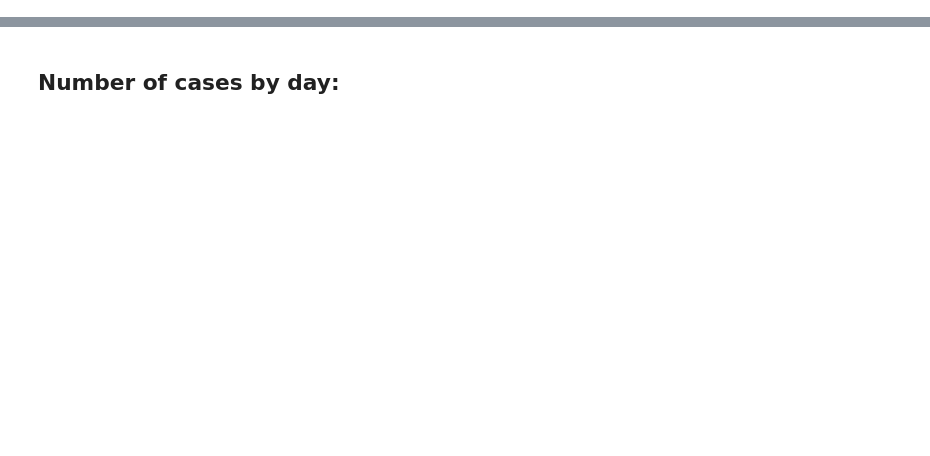
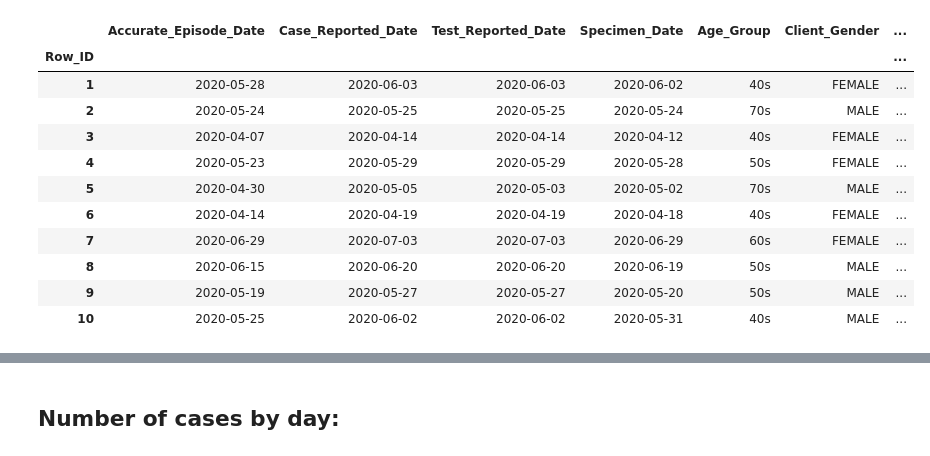
Before and after one commit to rkaunismaa/Covid19, a Jupyter notebook: conposcovidloc.ipynb, the cells around one changed output, grey strips where cells are left out. Saved outputs shown, nothing was run; the diff lists cells and outputs as text; code cells hidden in the pictures; blank space fills up the shorter version.

```diff
--- a/conposcovidloc.ipynb
+++ b/conposcovidloc.ipynb
@@ -32,0 +62,7 @@ conn.close()
+# %%
+phuIndexColumn = 'Reporting_PHU_ID'
+phuInfoColumns = ['Reporting_PHU', 'Reporting_PHU_Address','Reporting_PHU_City','Reporting_PHU_Postal_Code','Reporting_PHU_Website','Reporting_PHU_Latitude','Reporting_PHU_Longitude']
+phuAllColumns =  [phuIndexColumn] + phuInfoColumns
+phuDf = rawDf[phuAllColumns].set_index(phuIndexColumn).drop_duplicates()
+phuDf.to_csv('PublicHealthUnits.csv')
+phuDf.head()
@@ -32,0 +96,4 @@ conn.close()
+# %%
+caseDf = rawDf.drop(phuInfoColumns, axis = 1)
+caseDf['Outbreak_Related'] = caseDf['Outbreak_Related'].fillna('No')
+caseDf.head()
@@ -32,0 +143,6 @@ conn.close()
+# %%
+ageGroup = {'UNKNOWN':0, '<20':1, '20s':2, '30s':3, '40s':4, '50s':5, '60s':6, '70s':7, '80s':8, '90+':9}
+clientGender = {'UNSPECIFIED':0, 'FEMALE':1, 'MALE':2, 'GENDER DIVERSE':3}
+caseAcquistionInfo = {'MISSING INFORMATION':0, 'CC':1, 'OB':2, 'TRAVEL':3, 'NO KNOWN EPI LINK':4, 'UNSPECIFIED EPI LINK':5}
+outcome1 = {'Resolved':0, 'Not Resolved':1, 'Fatal':2}
+outbreakRelated = {'No':0, 'Yes':1}
@@ -32,0 +151,10 @@ conn.close()
+# %%
+%%time
+caseDf['AgeGroupId'] = caseDf.apply(lambda row: ageGroup[row.Age_Group], axis=1)
+caseDf['ClientGenderId'] = caseDf.apply(lambda row: clientGender[row.Client_Gender], axis=1)
+caseDf['CaseAcquisitionInfoId'] = caseDf.apply(lambda row: caseAcquistionInfo[row.Case_AcquisitionInfo], axis=1)
+caseDf['Outcome1Id'] = caseDf.apply(lambda row: outcome1[row.Outcome1], axis=1)
+caseDf['OutbreakRelatedId'] = caseDf.apply(lambda row: outbreakRelated[row.Outbreak_Related], axis=1)
+
+#     CPU times: user 1min 12s, sys: 695 ms, total: 1min 13s
+#     Wall time: 1min 13s
@@ -33,2 +164,15 @@ conn.close()
 # %%
-conposcovidloc.head(10)
+caseDf.head(10)
+# %% [output]
+|  | Accurate_Episode_Date | Case_Reported_Date | Test_Reported_Date | Specimen_Date | Age_Group | Client_Gender | ... |
+| Row_ID |  |  |  |  |  |  | ... |
+| 1 | 2020-05-28 | 2020-06-03 | 2020-06-03 | 2020-06-02 | 40s | FEMALE | ... |
+| 2 | 2020-05-24 | 2020-05-25 | 2020-05-25 | 2020-05-24 | 70s | MALE | ... |
+| 3 | 2020-04-07 | 2020-04-14 | 2020-04-14 | 2020-04-12 | 40s | FEMALE | ... |
+| 4 | 2020-05-23 | 2020-05-29 | 2020-05-29 | 2020-05-28 | 50s | FEMALE | ... |
+| 5 | 2020-04-30 | 2020-05-05 | 2020-05-03 | 2020-05-02 | 70s | MALE | ... |
+| 6 | 2020-04-14 | 2020-04-19 | 2020-04-19 | 2020-04-18 | 40s | FEMALE | ... |
+| 7 | 2020-06-29 | 2020-07-03 | 2020-07-03 | 2020-06-29 | 60s | FEMALE | ... |
+| 8 | 2020-06-15 | 2020-06-20 | 2020-06-20 | 2020-06-19 | 50s | MALE | ... |
+| 9 | 2020-05-19 | 2020-05-27 | 2020-05-27 | 2020-05-20 | 50s | MALE | ... |
+| 10 | 2020-05-25 | 2020-06-02 | 2020-06-02 | 2020-05-31 | 40s | MALE | ... |
```
Also changed, not shown: parts of 33 cells of this notebook, 4 other files.
